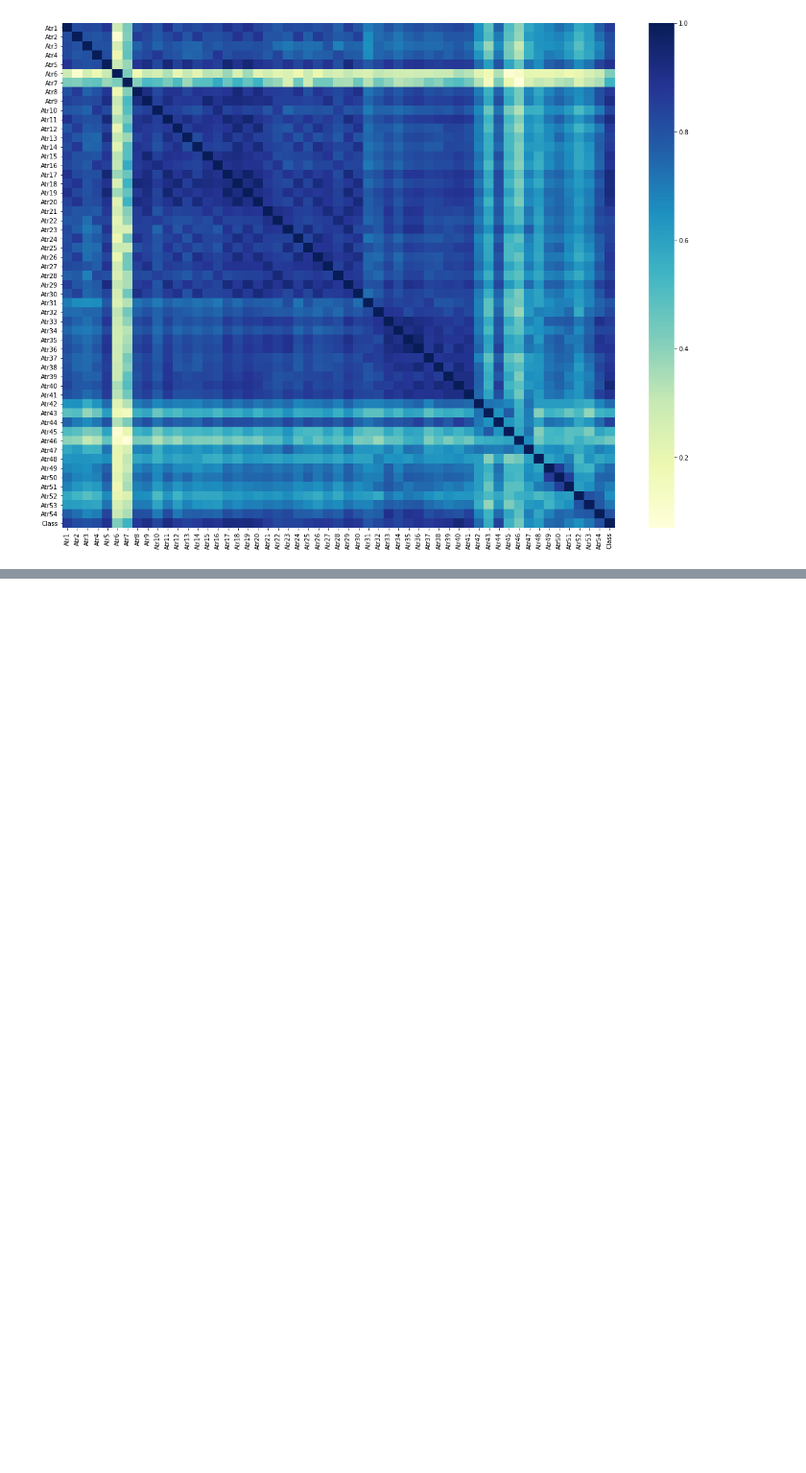
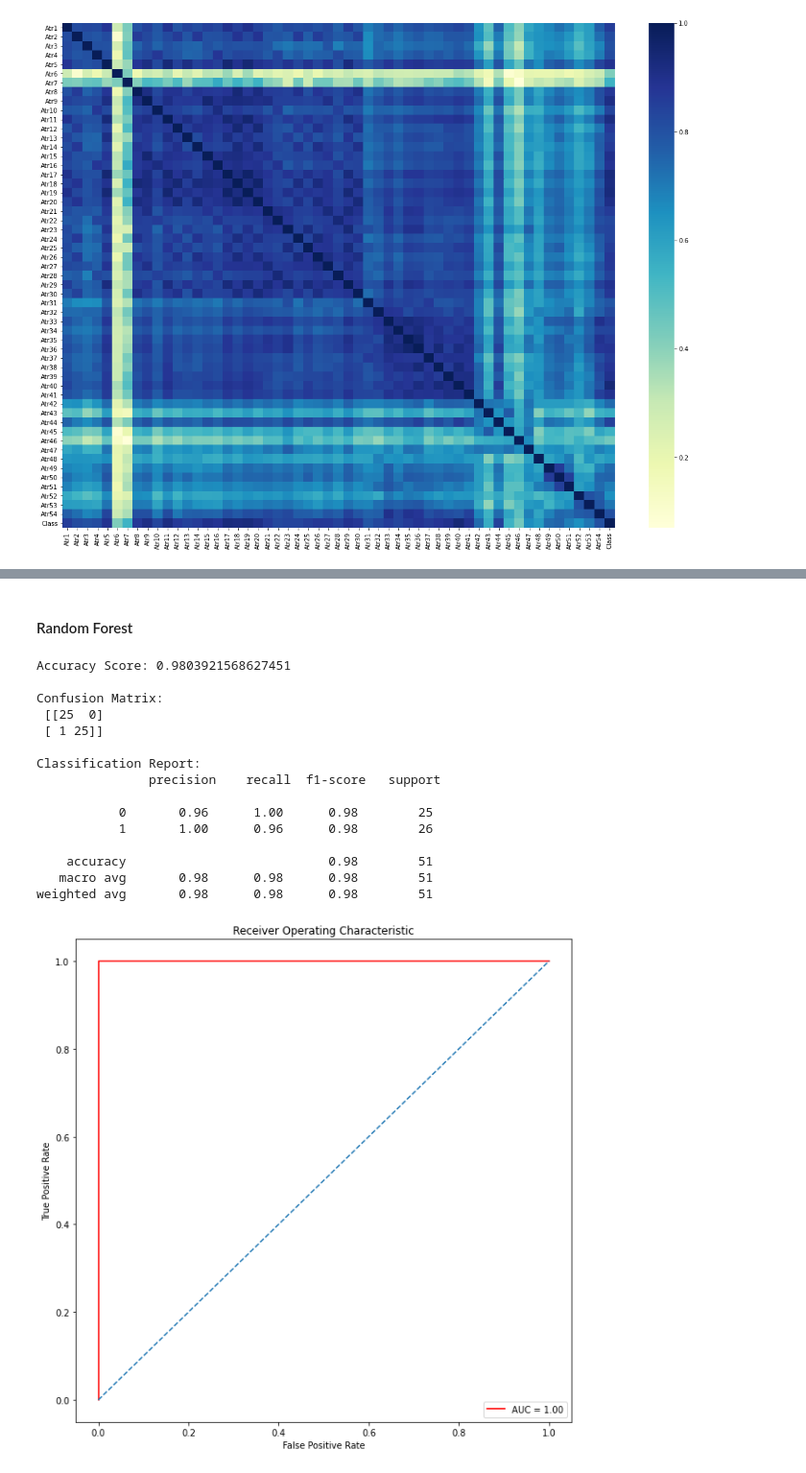
Before and after one commit to NinaLazarevic/DivorcePrediction, a Jupyter notebook: Divorce Prediction.ipynb, the cells around one changed output, grey strips where cells are left out. Shown at 96% size. Saved outputs shown, nothing was run; the diff lists cells and outputs as text; code cells hidden in the pictures; blank space fills up the shorter version.

Commit message:
Update Divorce Prediction.ipynb
Add classification

```diff
--- a/Divorce Prediction.ipynb
+++ b/Divorce Prediction.ipynb
@@ -348,0 +363,4 @@ plt.show()
+# %%
+train_x, test_x = train_test_split(divorce_data, test_size=0.3)
+train_y = train_x.pop('Class')
+test_y = test_x.pop('Class')
@@ -348,0 +383,27 @@ plt.show()
+# %%
+#ROC curve
+def ROC(test_y, prob_y):
+
+    false_positive_rate, true_positive_rate, threshold = roc_curve(test_y, prob_y)
+    roc_auc = auc(false_positive_rate, true_positive_rate)
+
+    plt.figure(figsize = (10,10))
+    plt.title('Receiver Operating Characteristic')
+    plt.plot(false_positive_rate, true_positive_rate, color = 'red', label = 'AUC = %0.2f' % roc_auc)
+    plt.legend(loc = 'lower right')
+    plt.plot([0, 1], [0, 1], linestyle = '--')
+    plt.axis('tight')
+    plt.ylabel('True Positive Rate')
+    plt.xlabel('False Positive Rate')
+# %%
+#Function to apply the models
+def model(algorithm, train_x, test_x, train_y, test_y):
+    alg = algorithm
+    alg_model = alg.fit(train_x, train_y)
+    global prob_y, pred_y
+    prob_y = alg.predict_proba(test_x)[:,1]
+    pred_y = alg_model.predict(test_x)
+
+    print('Accuracy Score: {}\n\nConfusion Matrix:\n {} \n\nClassification Report:\n {}'
+      .format(accuracy_score(test_y, pred_y), confusion_matrix(test_y, pred_y), classification_report(test_y, pred_y)))
+    ROC(test_y, prob_y)
@@ -348,0 +420,21 @@ plt.show()
+# %% [markdown]
+#### Random Forest
+# %%
+model(RandomForestClassifier(), train_x, test_x, train_y, test_y)
+# %% [output]
+Accuracy Score: 0.9803921568627451
+
+Confusion Matrix:
+ [[25  0]
+ [ 1 25]]
+
+Classification Report:
+               precision    recall  f1-score   support
+
+           0       0.96      1.00      0.98        25
+           1       1.00      0.96      0.98        26
+
+    accuracy                           0.98        51
+   macro avg       0.98      0.98      0.98        51
+weighted avg       0.98      0.98      0.98        51
+[figure, added]
```
Also changed, not shown: parts of 25 cells of this notebook.
